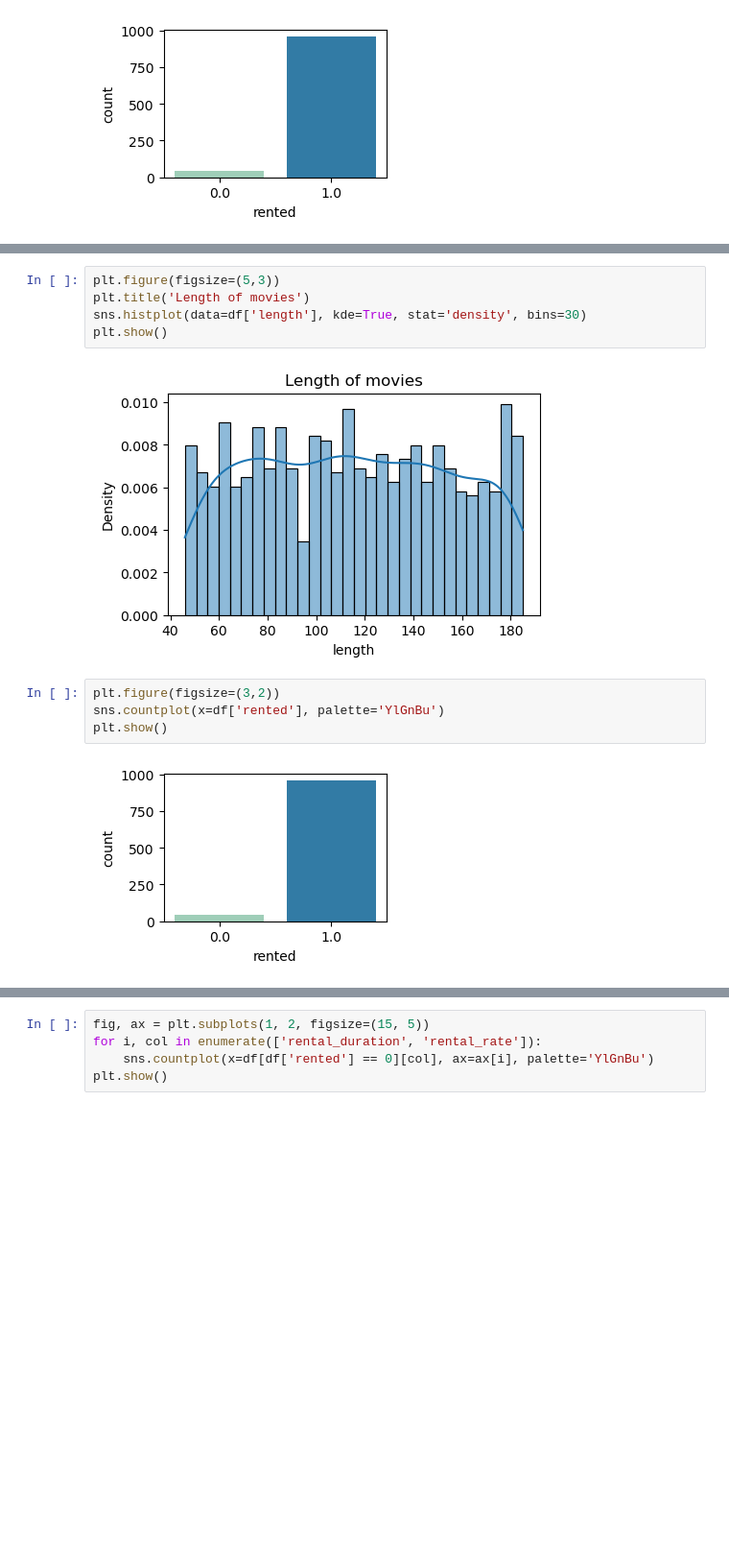
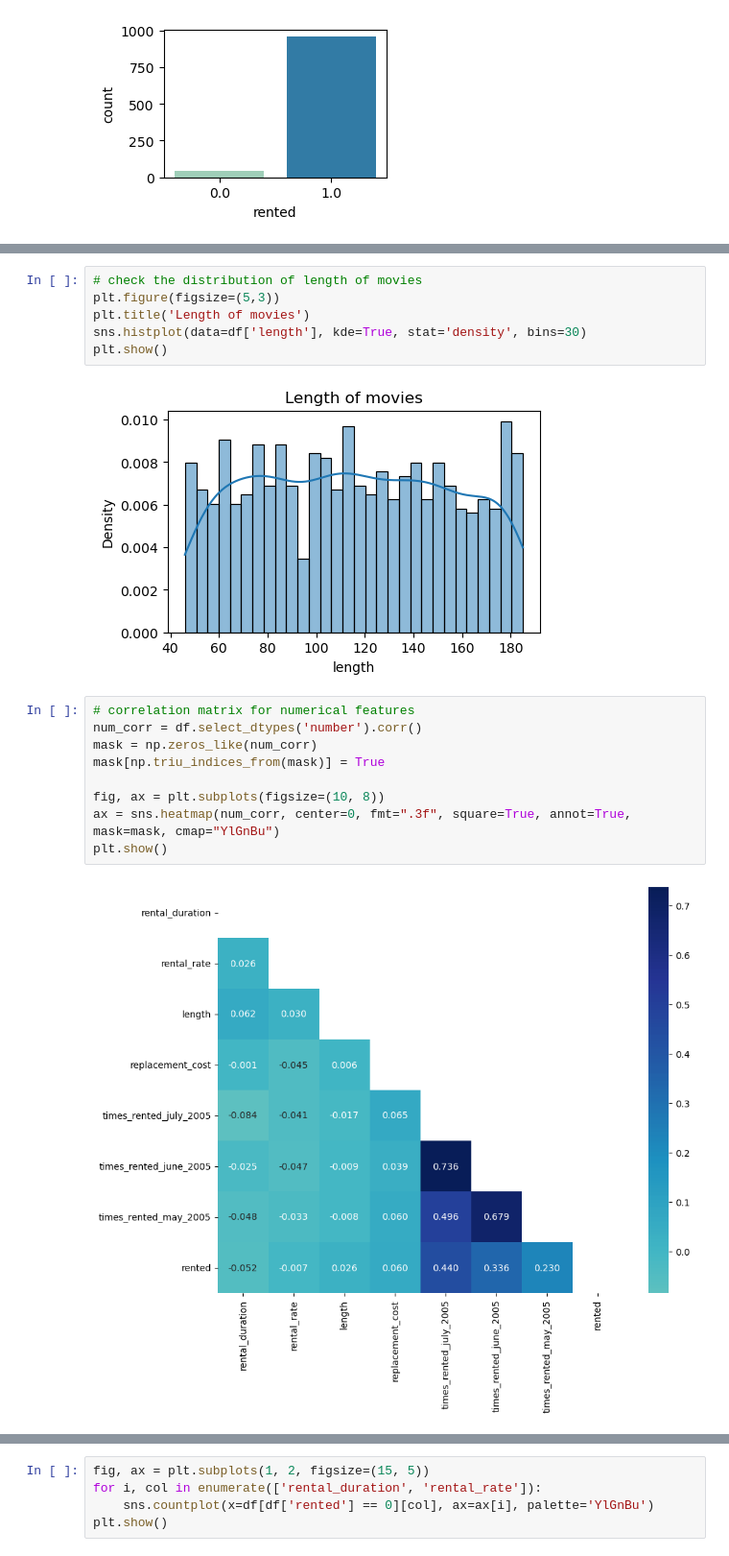
Before and after one commit to nataschaberg/classification-lab-u3, a Jupyter notebook: lab-logreg-sakila.ipynb, the cells around one changed output, grey strips where cells are left out. Shown: that part at 96% size. Saved outputs shown, nothing was run; the diff lists cells and outputs as text; blank space fills up the shorter version.

```diff
--- a/lab-logreg-sakila.ipynb
+++ b/lab-logreg-sakila.ipynb
@@ -228,15 +242,21 @@ plt.show()
 # %% [output]
 [figure]
 # %%
+# check the distribution of length of movies
 plt.figure(figsize=(5,3))
 plt.title('Length of movies')
 sns.histplot(data=df['length'], kde=True, stat='density', bins=30)
 plt.show()
 # %% [output]
 [figure]
-# %%
-plt.figure(figsize=(3,2))
-sns.countplot(x=df['rented'], palette='YlGnBu')
-plt.show()
-# %% [output]
-[figure, removed]
+# %%
+# correlation matrix for numerical features
+num_corr = df.select_dtypes('number').corr()
+mask = np.zeros_like(num_corr)
+mask[np.triu_indices_from(mask)] = True
+
+fig, ax = plt.subplots(figsize=(10, 8))
+ax = sns.heatmap(num_corr, center=0, fmt=".3f", square=True, annot=True, mask=mask, cmap="YlGnBu")
+plt.show()
+# %% [output]
+[figure, added]
```
Also changed, not shown: parts of 29 cells of this notebook.
